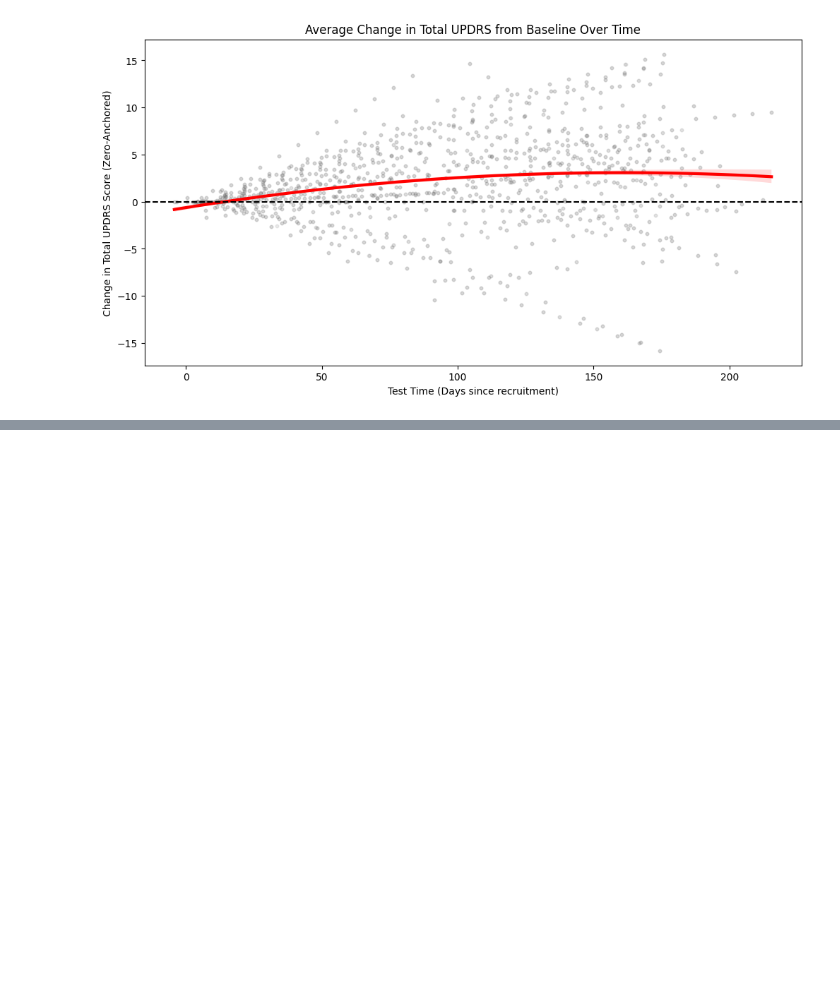
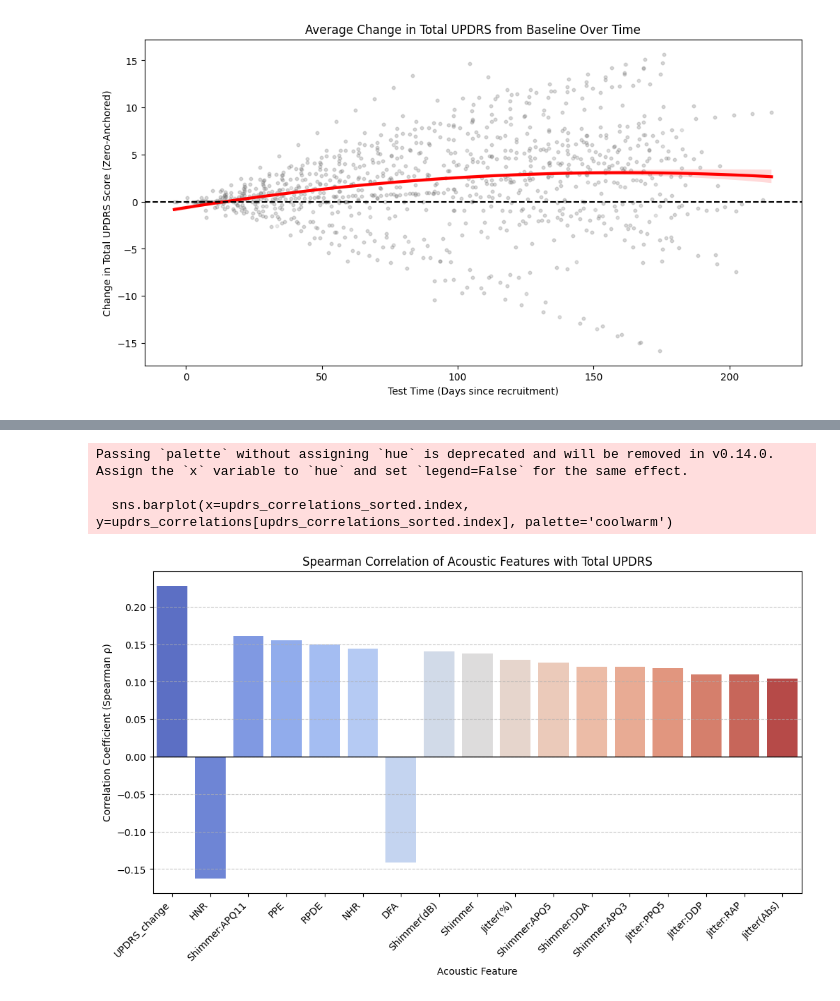
Before and after one commit to matiasandov/niniva, a Jupyter notebook: lab/data_analysis/parkinson/construction.ipynb, the cells around one changed output, grey strips where cells are left out. Cells and saved outputs as stored; diff of their text form; code cells hidden in the pictures; blank space fills up the shorter version.

```diff
--- a/lab/data_analysis/parkinson/construction.ipynb
+++ b/lab/data_analysis/parkinson/construction.ipynb
@@ -293,0 +338,32 @@ plt.show()
+# %%
+import pandas as pd
+import matplotlib.pyplot as plt
+import seaborn as sns
+
+# 1. Calculate Spearman correlation (better for clinical/non-linear data)
+# We drop non-acoustic columns to focus purely on the voice features
+corr_matrix = df.corr(method='spearman')
+updrs_correlations = corr_matrix['total_UPDRS'].drop(
+    ['subject#', 'age', 'sex', 'test_time', 'motor_UPDRS', 'total_UPDRS']
+)
+
+# 2. Sort by absolute magnitude to see the strongest relationships (positive or negative)
+updrs_correlations_sorted = updrs_correlations.abs().sort_values(ascending=False)
+
+# 3. Plot the ranked correlations
+plt.figure(figsize=(12, 6))
+sns.barplot(x=updrs_correlations_sorted.index, y=updrs_correlations[updrs_correlations_sorted.index], palette='coolwarm')
+
+plt.title('Spearman Correlation of Acoustic Features with Total UPDRS')
+plt.xlabel('Acoustic Feature')
+plt.ylabel('Correlation Coefficient (Spearman ρ)')
+plt.xticks(rotation=45, ha='right')
+plt.axhline(0, color='black', linewidth=1)
+plt.grid(axis='y', linestyle='--', alpha=0.7)
+
+plt.show()
+# %% [output]
+Passing `palette` without assigning `hue` is deprecated and will be removed in v0.14.0. Assign the `x` variable to `hue` and set `legend=False` for the same effect.
+
+  sns.barplot(x=updrs_correlations_sorted.index, y=updrs_correlations[updrs_correlations_sorted.index], palette='coolwarm')
+[figure, added]
```
Also changed, not shown: parts of 20 cells of this notebook.
